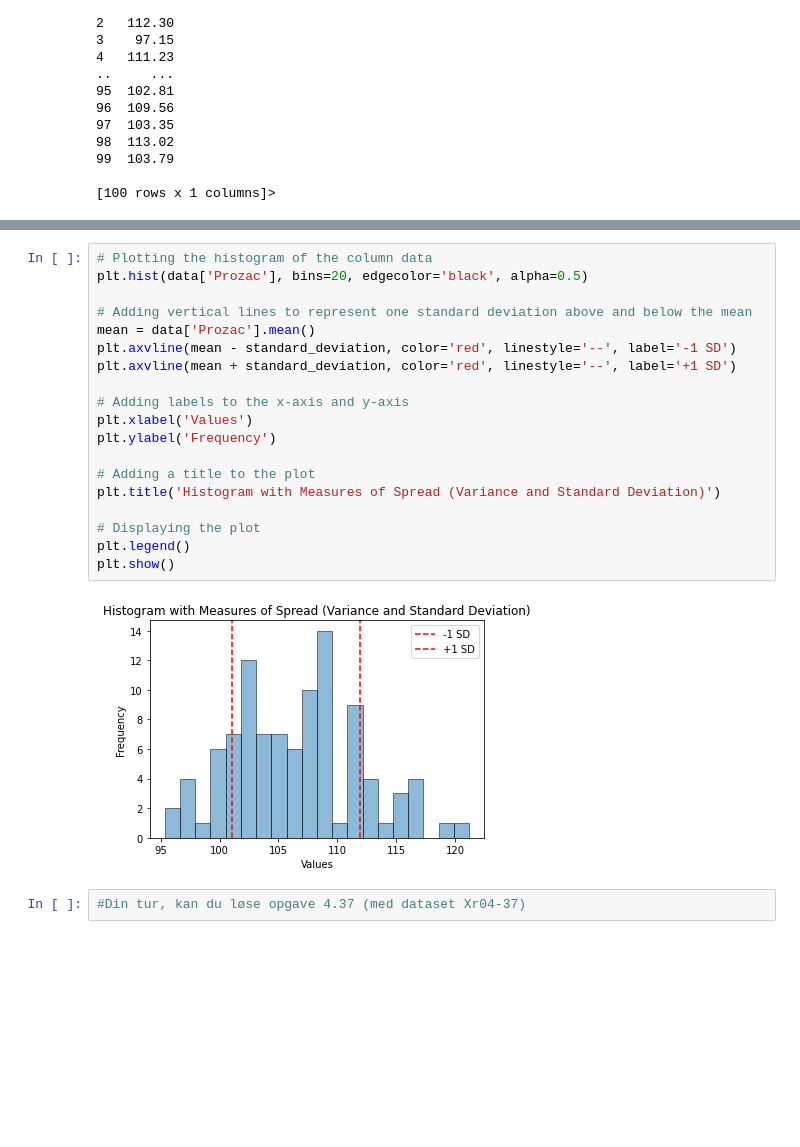
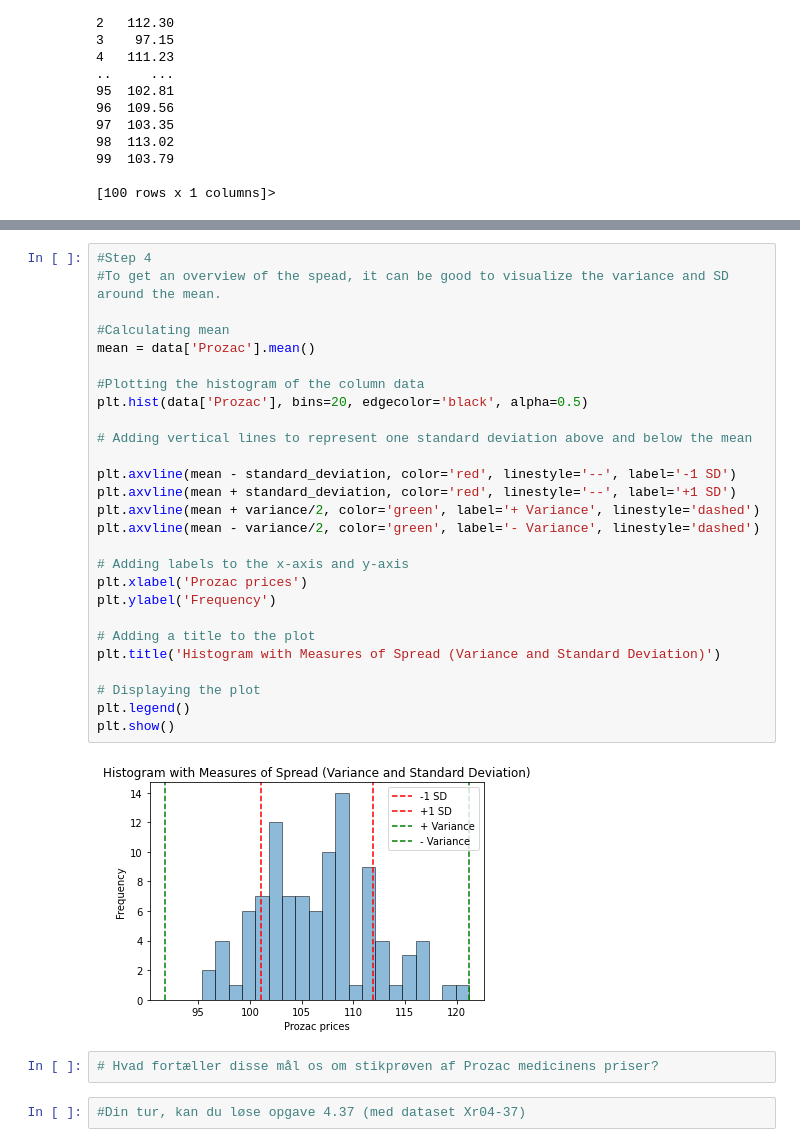
Before and after one commit to louisehviid/KM2023, a Jupyter notebook: Workshop3_descriptive_stats.ipynb, the cells around one changed output, grey strips where cells are left out. Saved outputs shown, nothing was run; the diff lists cells and outputs as text; blank space fills up the shorter version.

```diff
--- a/Workshop3_descriptive_stats.ipynb
+++ b/Workshop3_descriptive_stats.ipynb
@@ -175,24 +162,34 @@ plt.show()
 # %%
-# Plotting the histogram of the column data
+#Step 4
+#To get an overview of the spead, it can be good to visualize the variance and SD around the mean.
+
+#Calculating mean
+mean = data['Prozac'].mean()
+
+#Plotting the histogram of the column data
 plt.hist(data['Prozac'], bins=20, edgecolor='black', alpha=0.5)
 
 # Adding vertical lines to represent one standard deviation above and below the mean
-mean = data['Prozac'].mean()
+
 plt.axvline(mean - standard_deviation, color='red', linestyle='--', label='-1 SD')
 plt.axvline(mean + standard_deviation, color='red', linestyle='--', label='+1 SD')
+plt.axvline(mean + variance/2, color='green', label='+ Variance', linestyle='dashed')
+plt.axvline(mean - variance/2, color='green', label='- Variance', linestyle='dashed')
 
 # Adding labels to the x-axis and y-axis
-plt.xlabel('Values')
+plt.xlabel('Prozac prices')
 plt.ylabel('Frequency')
 
 # Adding a title to the plot
 plt.title('Histogram with Measures of Spread (Variance and Standard Deviation)')
 
 # Displaying the plot
 plt.legend()
 plt.show()
 # %% [output]
-[figure, old version]
+[figure, new version]
+# %%
+# Hvad fortæller disse mål os om stikprøven af Prozac medicinens priser?
 # %%
 #Din tur, kan du løse opgave 4.37 (med dataset Xr04-37)
 # %%
```
Also changed, not shown: parts of 23 cells of this notebook.
